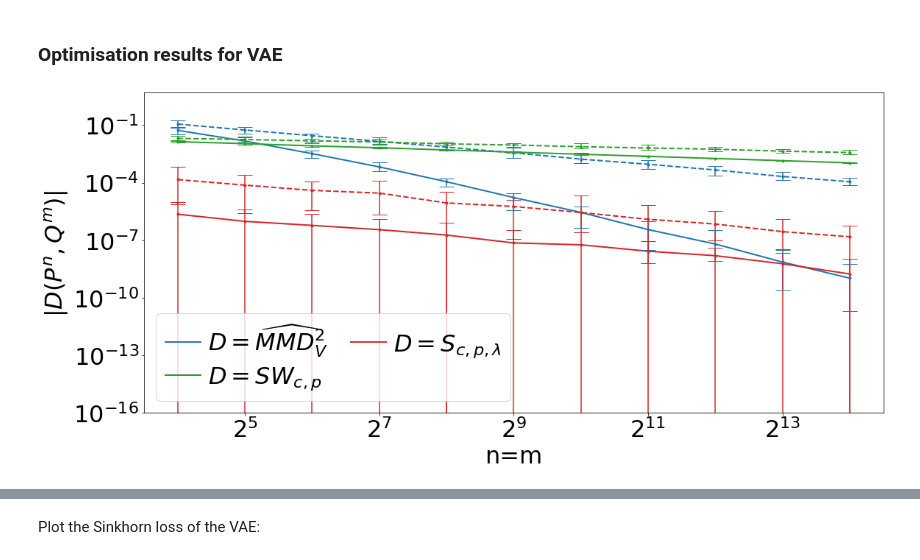
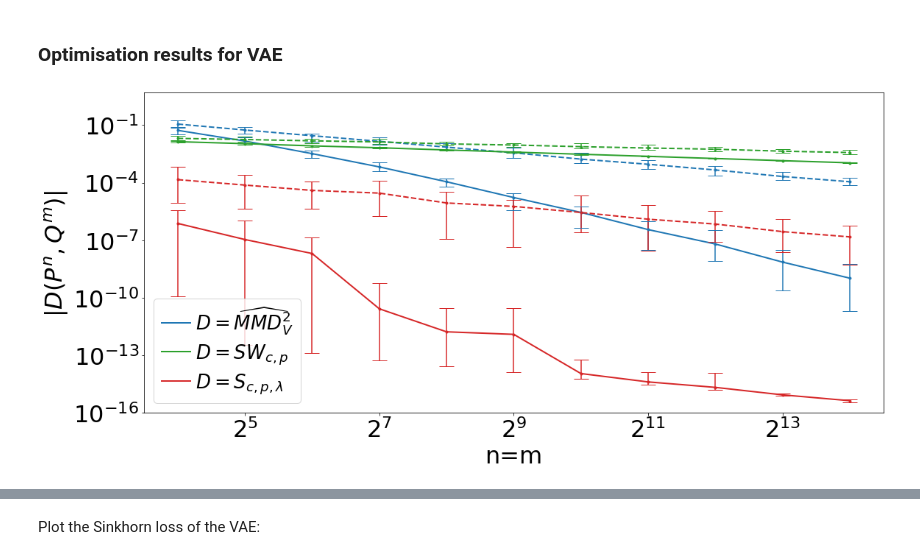
Before and after one commit to johannnamr/Discrepancy-based-inference-using-QMC, a Jupyter notebook: Visualisations/Inference.ipynb, the cells around one changed output, grey strips where cells are left out. Drawn from its saved outputs; the diff is of its cells as text; code cells hidden in the pictures.

```diff
--- a/Visualisations/Inference.ipynb
+++ b/Visualisations/Inference.ipynb
@@ -329,4 +329,22 @@ loss\
 theta
 # %% [markdown]
 Load inference results for the VAE:
+# %%
+# sample complexity
+loss_sink_mc_p1 = np.load(path_inference+'vae_loss_sink_mc_p1.npz')
+loss_sink_rqmc_p1 = np.load(path_inference+'vae_loss_sink_rqmc_p1.npz')
+loss_sink_mc_p2 = np.load(path_inference+'vae_loss_sink_mc_p2.npz')
+loss_sink_rqmc_p22 = np.load(path_inference+'vae_loss_sink_rqmc_p22.npz')
+loss_sink_mc_p22 = np.load(path_inference+'vae_loss_sink_mc_p22.npz')
+loss_sink_rqmc_p2 = np.load(path_inference+'vae_loss_sink_rqmc_p2.npz')
+loss_sink_mc_p4 = np.load(path_inference+'vae_loss_sink_mc_p4.npz')
+loss_sink_rqmc_p4 = np.load(path_inference+'vae_loss_sink_rqmc_p4.npz')
+loss_sink_mc_p10 = np.load(path_inference+'vae_loss_sink_mc_p10.npz')
+loss_sink_rqmc_p10 = np.load(path_inference+'vae_loss_sink_rqmc_p10.npz')
+loss_sink_mc_pinf = np.load(path_inference+'vae_loss_sink_mc_pinf.npz')
+loss_sink_rqmc_pinf = np.load(path_inference+'vae_loss_sink_rqmc_pinf.npz')
+loss_sw_mc = np.load(path_inference+'vae_loss_sw_mc.npz')
+loss_sw_rqmc = np.load(path_inference+'vae_loss_sw_rqmc.npz')
+loss_mmd_mc = np.load(path_inference+'vae_loss_mmd_mc.npz')
+loss_mmd_rqmc = np.load(path_inference+'vae_loss_mmd_rqmc.npz')
 # %%
@@ -1493,7 +1507,7 @@ plt.show()
 # %%
 n = [ 2**j for j in range(4,15) ]
 # %%
-SMALL_SIZE = 32
+SMALL_SIZE = 26
 MEDIUM_SIZE = 32
 BIGGER_SIZE = 32
 
@@ -1507,30 +1521,30 @@ plt.rc('figure', titlesize=BIGGER_SIZE)   # fontsize of the figure title
 # %%
 fig,ax = plt.subplots(figsize=(18,8))
 cmap = plt.get_cmap("tab10")
 
 ax.plot(n, np.mean(np.abs(loss_mmd_rqmc['loss']),axis=1), linewidth=2, color=cmap(0), label=r'$D=\widehat{MMD}^2_V$')
 ax.plot(n, np.mean(np.abs(loss_mmd_mc['loss']),axis=1),'--', linewidth=2, color=cmap(0))
 ax.plot(n, np.mean(np.abs(loss_sw_rqmc['loss']),axis=1), linewidth=2, color=cmap(2), label=r'$D=SW_{c,p}$')
 ax.plot(n, np.mean(np.abs(loss_sw_mc['loss']),axis=1),'--', linewidth=2, color=cmap(2))
-ax.plot(n, np.mean(np.abs(loss_sink_rqmc['loss']),axis=1), linewidth=2, color=cmap(3), label=r'$D=S_{c,p,\lambda}$')
-ax.plot(n, np.mean(np.abs(loss_sink_mc['loss']),axis=1),'--', linewidth=2, color=cmap(3))
+ax.plot(n, np.mean(np.abs(loss_sink_rqmc_p22['loss']),axis=1), linewidth=2, color=cmap(3), label=r'$D=S_{c,p,\lambda}$')
+ax.plot(n, np.mean(np.abs(loss_sink_mc_p22['loss']),axis=1),'--', linewidth=2, color=cmap(3))
 ax.errorbar(n, np.mean(np.abs(loss_mmd_rqmc['loss']),axis=1), yerr=[np.mean(np.abs(loss_mmd_rqmc['loss']),axis=1)-np.min(np.abs(loss_mmd_rqmc['loss']),axis=1),np.max(np.abs(loss_mmd_rqmc['loss']),axis=1)-np.mean(np.abs(loss_mmd_rqmc['loss']),axis=1)], fmt='.', color=cmap(0), capsize=10, elinewidth=1.5)
 ax.errorbar(n, np.mean(np.abs(loss_mmd_mc['loss']),axis=1), yerr=[np.mean(np.abs(loss_mmd_mc['loss']),axis=1)-np.min(np.abs(loss_mmd_mc['loss']),axis=1),np.max(np.abs(loss_mmd_mc['loss']),axis=1)-np.mean(np.abs(loss_mmd_mc['loss']),axis=1)], fmt='.', color=cmap(0), capsize=10, elinewidth=1.5)
 ax.errorbar(n, np.mean(np.abs(loss_sw_rqmc['loss']),axis=1), yerr=[np.mean(np.abs(loss_sw_rqmc['loss']),axis=1)-np.min(np.abs(loss_sw_rqmc['loss']),axis=1),np.max(np.abs(loss_sw_rqmc['loss']),axis=1)-np.mean(np.abs(loss_sw_rqmc['loss']),axis=1)], fmt='.', color=cmap(2), capsize=10, elinewidth=1.5)
 ax.errorbar(n, np.mean(np.abs(loss_sw_mc['loss']),axis=1), yerr=[np.mean(np.abs(loss_sw_mc['loss']),axis=1)-np.min(np.abs(loss_sw_mc['loss']),axis=1),np.max(np.abs(loss_sw_mc['loss']),axis=1)-np.mean(np.abs(loss_sw_mc['loss']),axis=1)], fmt='.', color=cmap(2), capsize=10, elinewidth=1.5)
-ax.errorbar(n, np.mean(np.abs(loss_sink_rqmc['loss']),axis=1), yerr=[np.mean(np.abs(loss_sink_rqmc['loss']),axis=1)-np.min(np.abs(loss_sink_rqmc['loss']),axis=1),np.max(np.abs(loss_sink_rqmc['loss']),axis=1)-np.mean(np.abs(loss_sink_rqmc['loss']),axis=1)], fmt='.', color=cmap(3), capsize=10, elinewidth=1.5)
-ax.errorbar(n, np.mean(np.abs(loss_sink_mc['loss']),axis=1), yerr=[np.mean(np.abs(loss_sink_mc['loss']),axis=1)-np.min(np.abs(loss_sink_mc['loss']),axis=1),np.max(np.abs(loss_sink_mc['loss']),axis=1)-np.mean(np.abs(loss_sink_mc['loss']),axis=1)], fmt='.', color=cmap(3), capsize=10, elinewidth=1.5)
+ax.errorbar(n, np.mean(np.abs(loss_sink_rqmc_p22['loss']),axis=1), yerr=[np.mean(np.abs(loss_sink_rqmc_p22['loss']),axis=1)-np.min(np.abs(loss_sink_rqmc_p22['loss']),axis=1),np.max(np.abs(loss_sink_rqmc_p22['loss']),axis=1)-np.mean(np.abs(loss_sink_rqmc_p22['loss']),axis=1)], fmt='.', color=cmap(3), capsize=10, elinewidth=1.5)
+ax.errorbar(n, np.mean(np.abs(loss_sink_mc_p22['loss']),axis=1), yerr=[np.mean(np.abs(loss_sink_mc_p22['loss']),axis=1)-np.min(np.abs(loss_sink_mc_p22['loss']),axis=1),np.max(np.abs(loss_sink_mc_p22['loss']),axis=1)-np.mean(np.abs(loss_sink_mc_p22['loss']),axis=1)], fmt='.', color=cmap(3), capsize=10, elinewidth=1.5)
 ax.set_xscale('log', basex=2)
 ax.set_yscale('log', basey=10)
 ax.set_ylim(1e-16,5)
-#ax.set_ylim(1e-4,5)
 ax.set_xlabel('n=m')
 ax.set_ylabel(r'$|D(P^n,Q^m)|$')
-ax.legend(loc= 'lower left', ncol=2,handlelength=1.5,labelspacing=0.3,handletextpad=0.3,columnspacing=1)
+#ax.legend(loc= 'lower left', ncol=2,handlelength=1.5,labelspacing=0.3,handletextpad=0.3,columnspacing=1)
+ax.legend(loc= 'lower left',handlelength=1.5,labelspacing=0.3,handletextpad=0.3,columnspacing=1)
 
 plt.subplots_adjust(wspace=0.05, hspace=0.05)
 
 plt.savefig('vae_sample_complexity.png',bbox_inches = 'tight', pad_inches = .1)
 plt.show()
 # %% [output]
-[figure, old version]
+[figure, new version]
```
Also changed, not shown: parts of 3 cells of this notebook.
